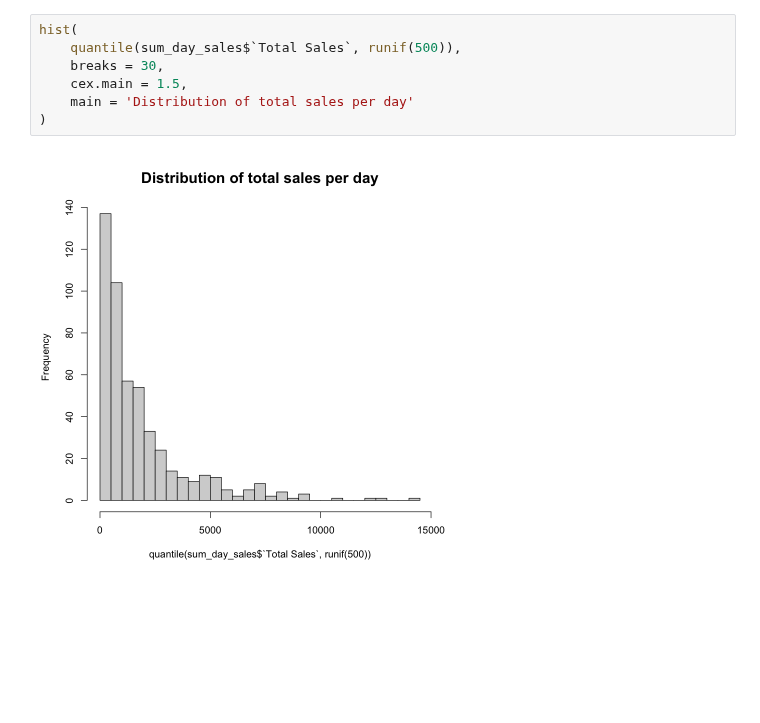
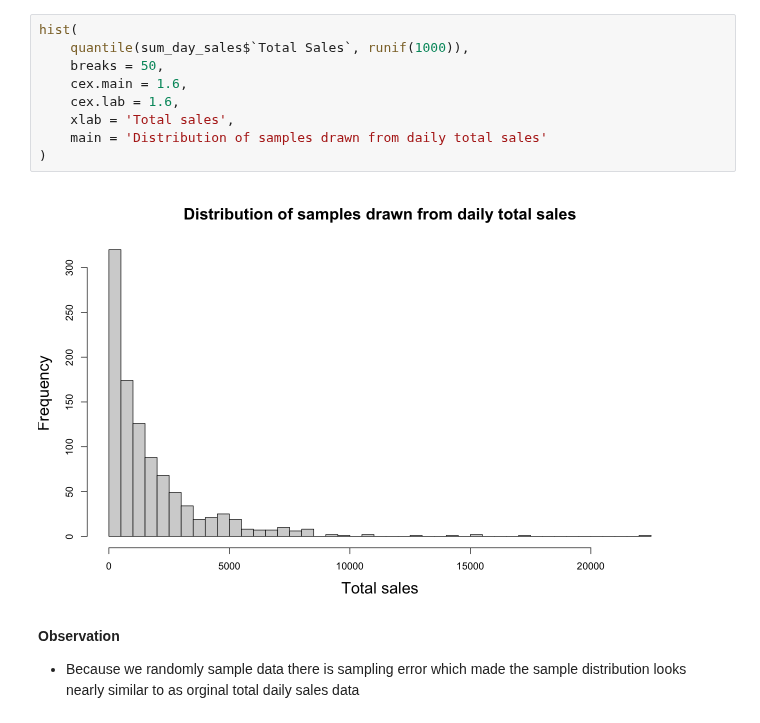
Before and after one commit to ppkgtmm/data-models, a Jupyter notebook: L7/Exercise.ipynb, the cells around one changed output. Drawn from its saved outputs; the diff is of its cells as text; blank space fills up the shorter version.

```diff
--- a/L7/Exercise.ipynb
+++ b/L7/Exercise.ipynb
@@ -75,9 +111,14 @@ quantile(sum_day_sales$`Total Sales`, runif(10))
 # %%
 hist(
-    quantile(sum_day_sales$`Total Sales`, runif(500)),
-    breaks = 30,
-    cex.main = 1.5,
-    main = 'Distribution of total sales per day'
+    quantile(sum_day_sales$`Total Sales`, runif(1000)),
+    breaks = 50,
+    cex.main = 1.6,
+    cex.lab = 1.6,
+    xlab = 'Total sales',
+    main = 'Distribution of samples drawn from daily total sales'
 )
 # %% [output]
-[figure, old version]
+[figure, new version]
+# %% [markdown]
+**Observation**
+- Because we randomly sample data there is sampling error which made the sample distribution looks nearly similar to as orginal total daily sales data
```
Also changed, not shown: parts of 16 cells of this notebook.
